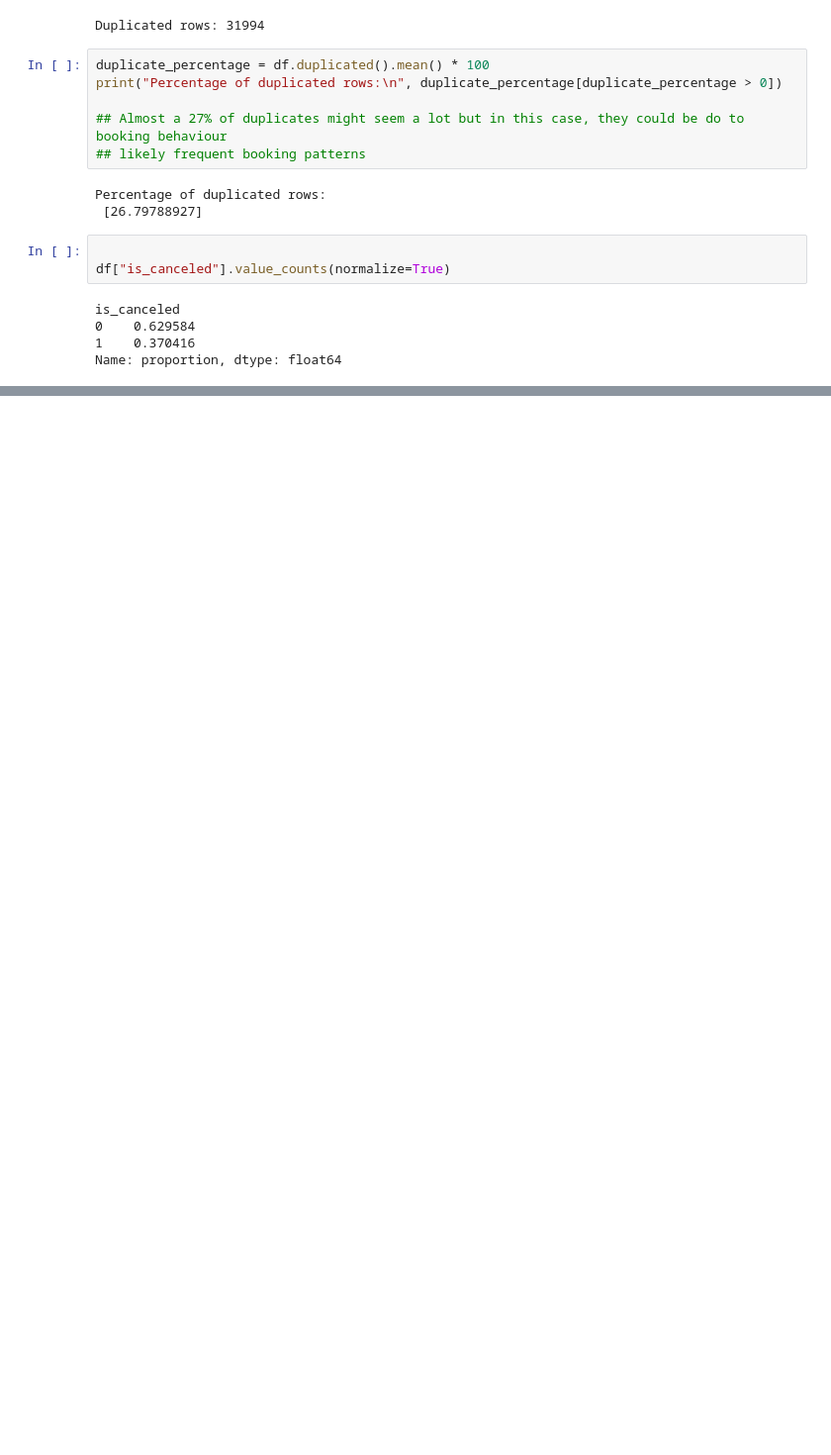
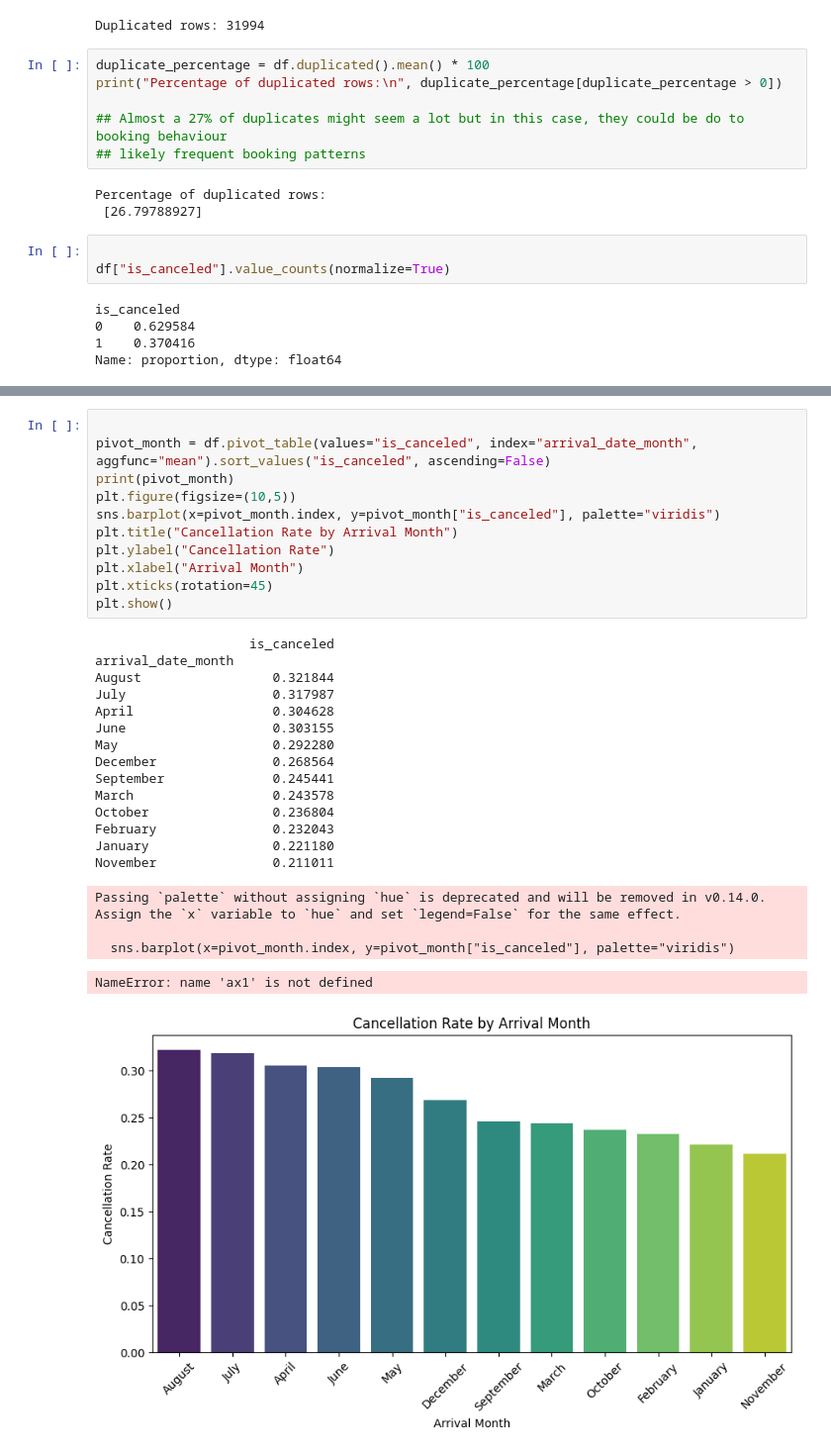
Before and after one commit to Tonet21/Hotel-Booking-Cancellation-Prediction, a Jupyter notebook: EDA.ipynb, the cells around one changed output, grey strips where cells are left out. Shown at 99% size. Saved outputs shown, nothing was run; the diff lists cells and outputs as text; blank space fills up the shorter version.

```diff
--- a/EDA.ipynb
+++ b/EDA.ipynb
@@ -192,0 +234,31 @@ NameError: name 'df' is not defined
+# %%
+
+pivot_month = df.pivot_table(values="is_canceled", index="arrival_date_month", aggfunc="mean").sort_values("is_canceled", ascending=False)
+print(pivot_month)
+plt.figure(figsize=(10,5))
+sns.barplot(x=pivot_month.index, y=pivot_month["is_canceled"], palette="viridis")
+plt.title("Cancellation Rate by Arrival Month")
+plt.ylabel("Cancellation Rate")
+plt.xlabel("Arrival Month")
+plt.xticks(rotation=45)
+plt.show()
+# %% [output]
+                    is_canceled
+arrival_date_month
+August                 0.321844
+July                   0.317987
+April                  0.304628
+June                   0.303155
+May                    0.292280
+December               0.268564
+September              0.245441
+March                  0.243578
+October                0.236804
+February               0.232043
+January                0.221180
+November               0.211011
+Passing `palette` without assigning `hue` is deprecated and will be removed in v0.14.0. Assign the `x` variable to `hue` and set `legend=False` for the same effect.
+
+  sns.barplot(x=pivot_month.index, y=pivot_month["is_canceled"], palette="viridis")
+NameError: name 'ax1' is not defined
+[figure, added]
```
Also changed, not shown: parts of 12 cells of this notebook, 1 other file.
